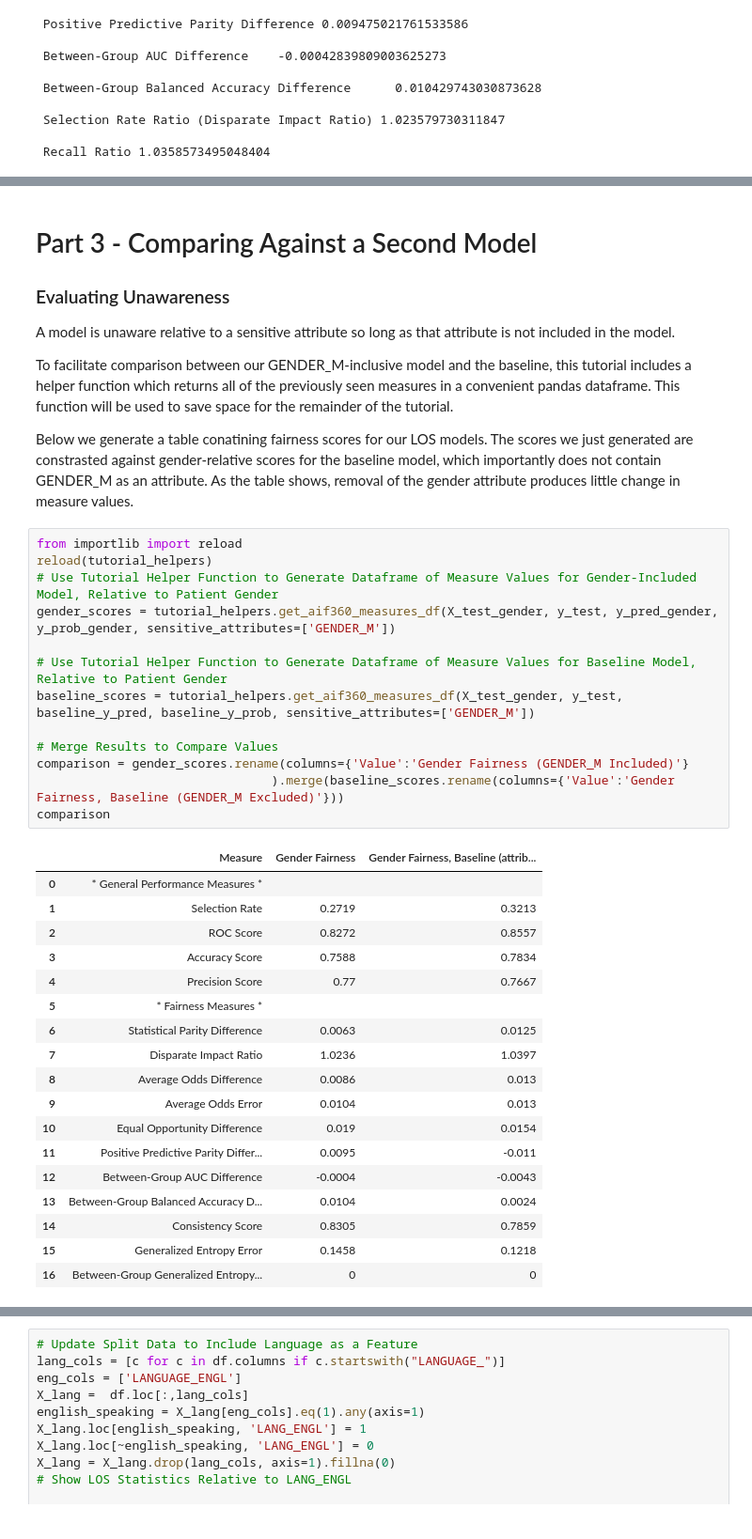
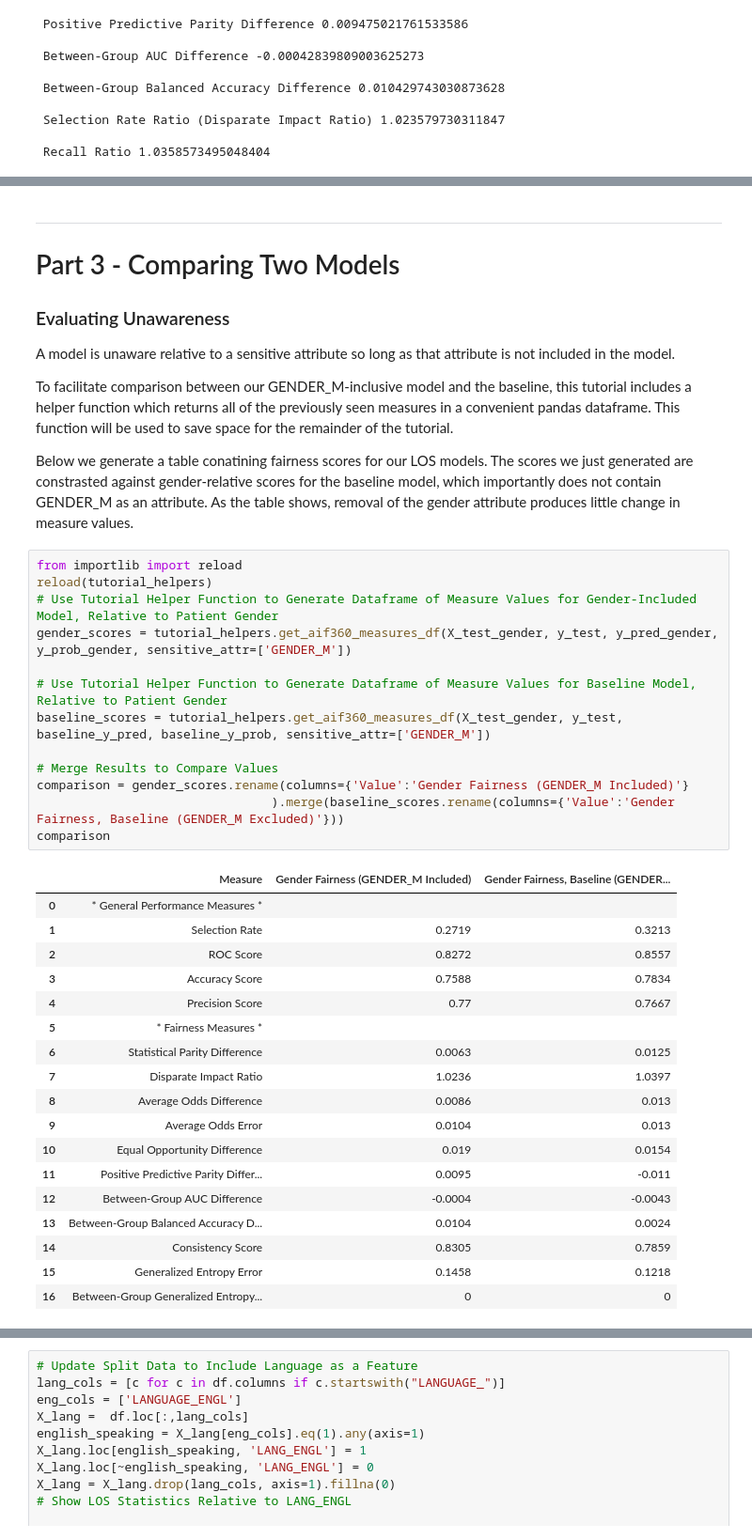
Before and after one commit to KenSciResearch/fairMLHealth, a Jupyter notebook: tutorial/kdd_fairness_in_healthcare_tutorial.ipynb, the cells around one changed output, grey strips where cells are left out. Shown: that part at 94% size. Saved outputs shown, nothing was run; the diff lists cells and outputs as text.

```diff
--- a/kdd_fairness_bias/kdd_fairness_in_healthcare_tutorial.ipynb
+++ b/tutorial/kdd_fairness_in_healthcare_tutorial.ipynb
@@ -400,5 +408,6 @@ between_group_generalized_entropy_error          6.052742433084012e-06
 # %% [markdown]
-# Part 3 - Comparing Against a Second Model <a class="anchor" id="part3"></a>
+----
+# Part 3 - Comparing Two Models  <a class="anchor" id="part3"></a>
 ### Evaluating Unawareness
 A model is unaware relative to a sensitive attribute so long as that attribute is not included in the model.
 
@@ -408,18 +417,18 @@ Below we generate a table conatining fairness scores for our LOS models. The sco
 # %%
 from importlib import reload
 reload(tutorial_helpers)
 # Use Tutorial Helper Function to Generate Dataframe of Measure Values for Gender-Included Model, Relative to Patient Gender
-gender_scores = tutorial_helpers.get_aif360_measures_df(X_test_gender, y_test, y_pred_gender, y_prob_gender, sensitive_attributes=['GENDER_M'])
+gender_scores = tutorial_helpers.get_aif360_measures_df(X_test_gender, y_test, y_pred_gender, y_prob_gender, sensitive_attr=['GENDER_M'])
 
 # Use Tutorial Helper Function to Generate Dataframe of Measure Values for Baseline Model, Relative to Patient Gender
-baseline_scores = tutorial_helpers.get_aif360_measures_df(X_test_gender, y_test, baseline_y_pred, baseline_y_prob, sensitive_attributes=['GENDER_M'])
+baseline_scores = tutorial_helpers.get_aif360_measures_df(X_test_gender, y_test, baseline_y_pred, baseline_y_prob, sensitive_attr=['GENDER_M'])
 
 # Merge Results to Compare Values
 comparison = gender_scores.rename(columns={'Value':'Gender Fairness (GENDER_M Included)'}
                                 ).merge(baseline_scores.rename(columns={'Value':'Gender Fairness, Baseline (GENDER_M Excluded)'}))
 comparison
 # %% [output]
-|  | Measure | Gender Fairness | Gender Fairness, Baseline (attrib... |
+|  | Measure | Gender Fairness (GENDER_M Included) | Gender Fairness, Baseline (GENDER... |
 | 0 | * General Performance Measures * |  |  |
 | 1 | Selection Rate | 0.2719 | 0.3213 |
 | 2 | ROC Score | 0.8272 | 0.8557 |
```
Also changed, not shown: parts of 30 cells of this notebook, 5 other files.
